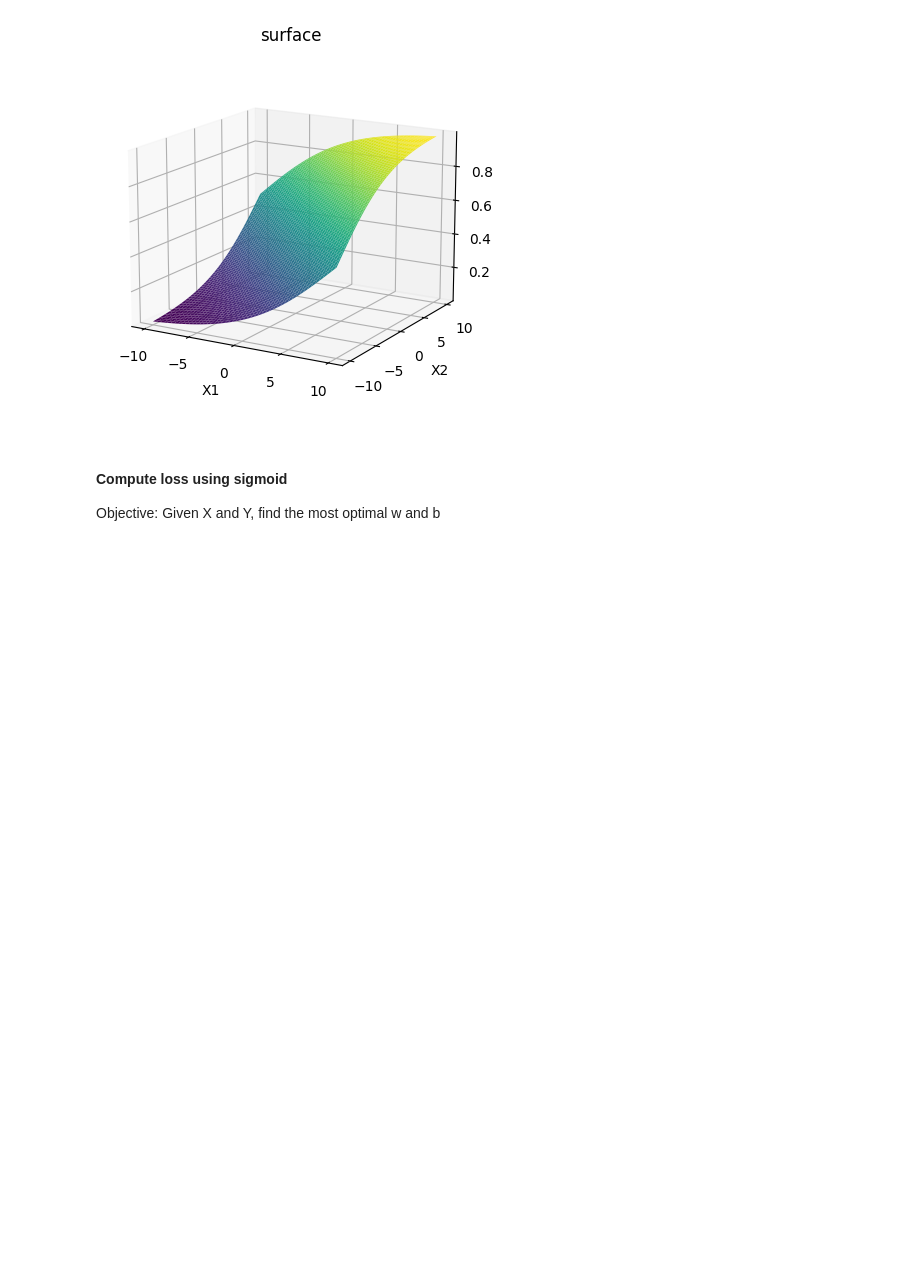
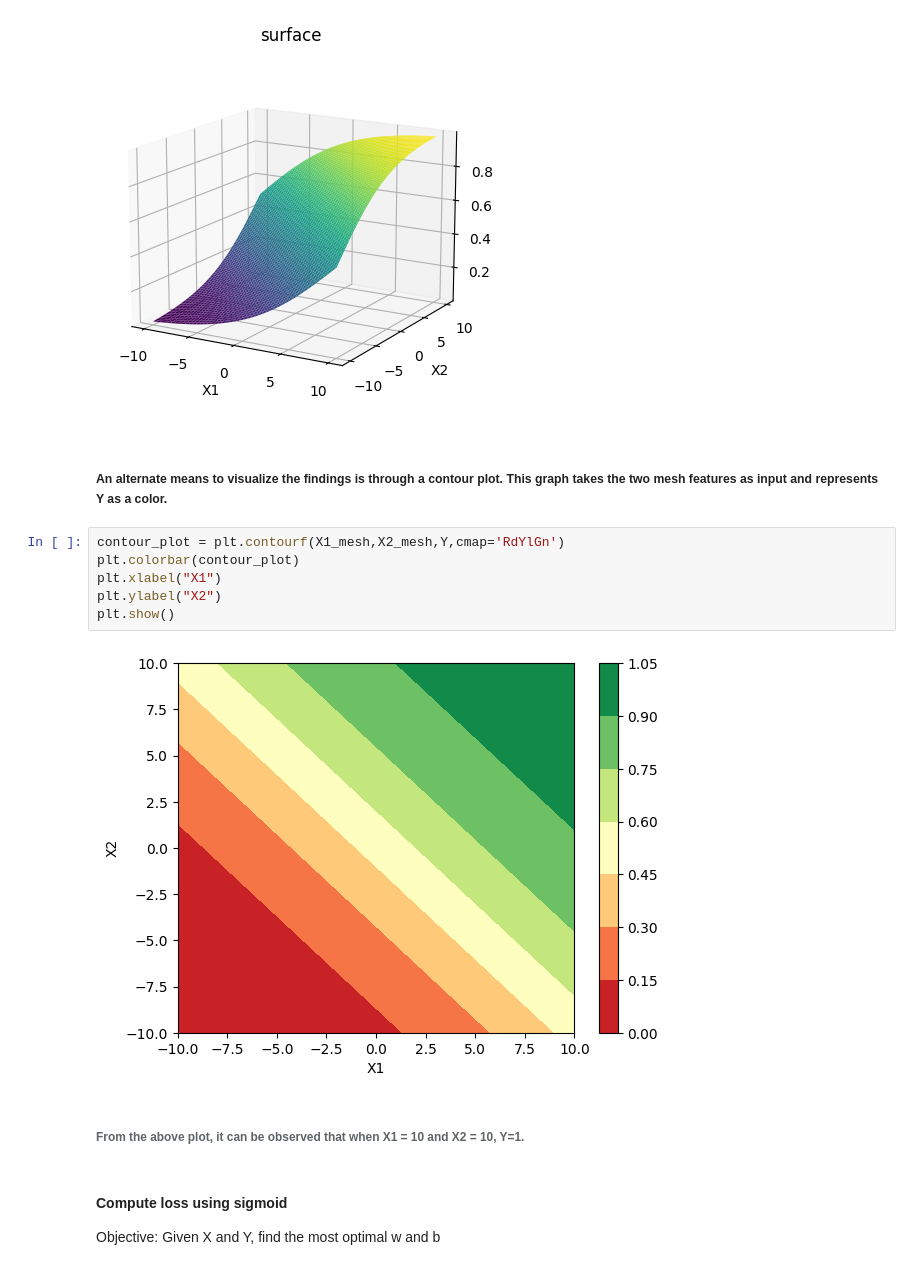
Before and after one commit to Abhijith-Nagarajan/Abhijith-Nagarajan, a Jupyter notebook: Sigmoid_Neuron_Implementation.ipynb, the cells around one changed output. Saved outputs shown, nothing was run; the diff lists cells and outputs as text; blank space fills up the shorter version.

```diff
--- a/Sigmoid_Neuron_Implementation.ipynb
+++ b/Sigmoid_Neuron_Implementation.ipynb
@@ -132,6 +134,18 @@ ax.set_title('surface')
 ax.view_init(15,300)
 # %% [output]
 [figure]
+# %% [markdown]
+##### An alternate means to visualize the findings is through a contour plot. This graph takes the two mesh features as input and represents Y as a color.
+# %%
+contour_plot = plt.contourf(X1_mesh,X2_mesh,Y,cmap='RdYlGn')
+plt.colorbar(contour_plot)
+plt.xlabel("X1")
+plt.ylabel("X2")
+plt.show()
+# %% [output]
+[figure, added]
+# %% [markdown]
+###### From the above plot, it can be observed that when X1 = 10 and X2 = 10, Y=1.
 # %% [markdown]
 #### Compute loss using sigmoid ####
 
```
Also changed, not shown: parts of 28 cells of this notebook.
